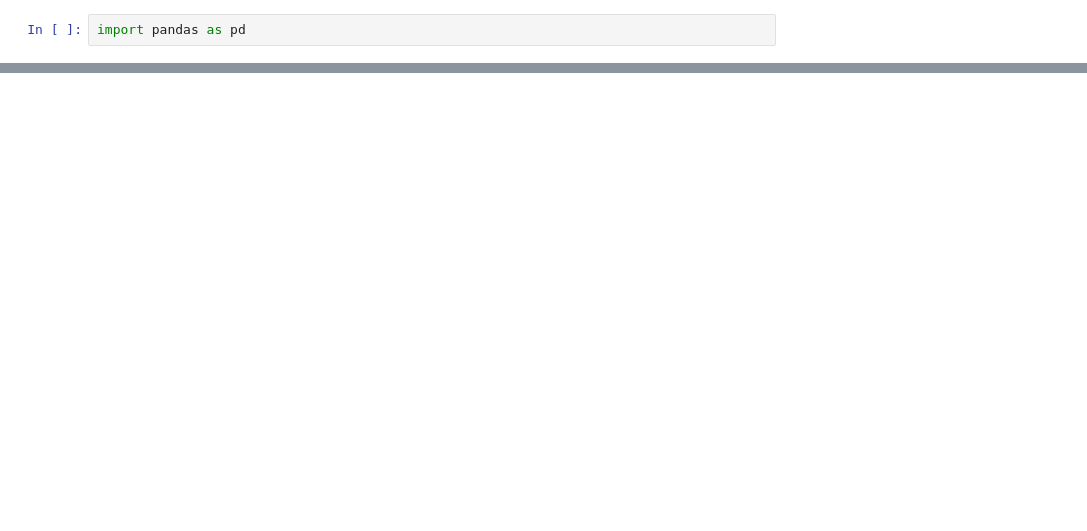
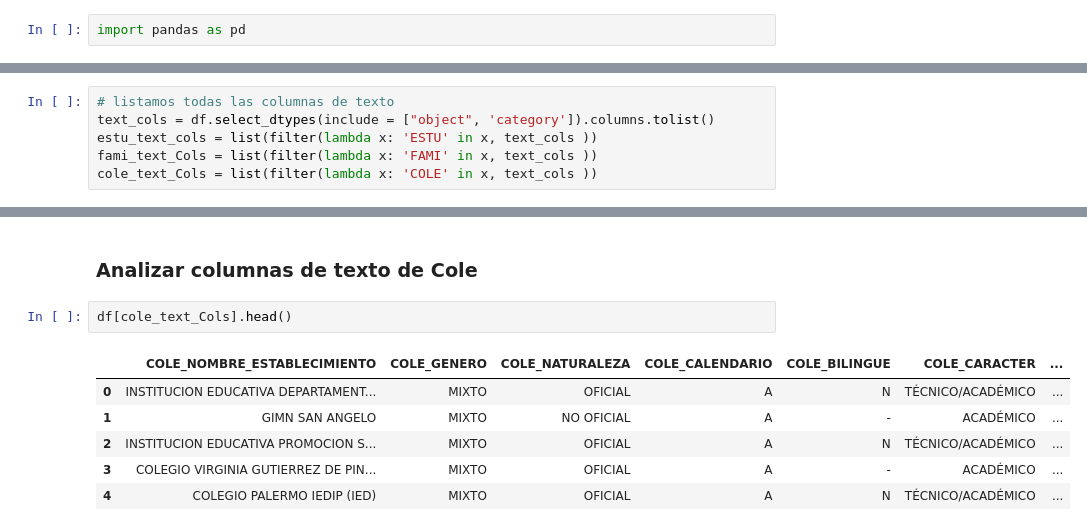
Before and after one commit to juanjaramillo98/Seminario, a Jupyter notebook: momentos_evaluativos/ME03-G02-1216727112-1152706601/ME03-G02-notebook.ipynb, the cells around one changed output, grey strips where cells are left out. Saved outputs shown, nothing was run; the diff lists cells and outputs as text; blank space fills up the shorter version.

```diff
--- a/momentos_evaluativos/ME03-G02-1216727112-1152706601/ME03-G02-notebook.ipynb
+++ b/momentos_evaluativos/ME03-G02-1216727112-1152706601/ME03-G02-notebook.ipynb
@@ -40,0 +58,6 @@ memory usage: 341.7+ MB
+# %%
+# listamos todas las columnas de texto
+text_cols = df.select_dtypes(include = ["object", 'category']).columns.tolist()
+estu_text_cols = list(filter(lambda x: 'ESTU' in x, text_cols ))
+fami_text_Cols = list(filter(lambda x: 'FAMI' in x, text_cols ))
+cole_text_Cols = list(filter(lambda x: 'COLE' in x, text_cols ))
@@ -40,0 +197,11 @@ memory usage: 341.7+ MB
+# %% [markdown]
+### Analizar columnas de texto de Cole
+# %%
+df[cole_text_Cols].head()
+# %% [output]
+|  | COLE_NOMBRE_ESTABLECIMIENTO | COLE_GENERO | COLE_NATURALEZA | COLE_CALENDARIO | COLE_BILINGUE | COLE_CARACTER | ... |
+| 0 | INSTITUCION EDUCATIVA DEPARTAMENT... | MIXTO | OFICIAL | A | N | TÉCNICO/ACADÉMICO | ... |
+| 1 | GIMN SAN ANGELO | MIXTO | NO OFICIAL | A | - | ACADÉMICO | ... |
+| 2 | INSTITUCION EDUCATIVA PROMOCION S... | MIXTO | OFICIAL | A | N | TÉCNICO/ACADÉMICO | ... |
+| 3 | COLEGIO VIRGINIA GUTIERREZ DE PIN... | MIXTO | OFICIAL | A | - | ACADÉMICO | ... |
+| 4 | COLEGIO PALERMO IEDIP (IED) | MIXTO | OFICIAL | A | N | TÉCNICO/ACADÉMICO | ... |
```
Also changed, not shown: parts of 34 cells of this notebook.
